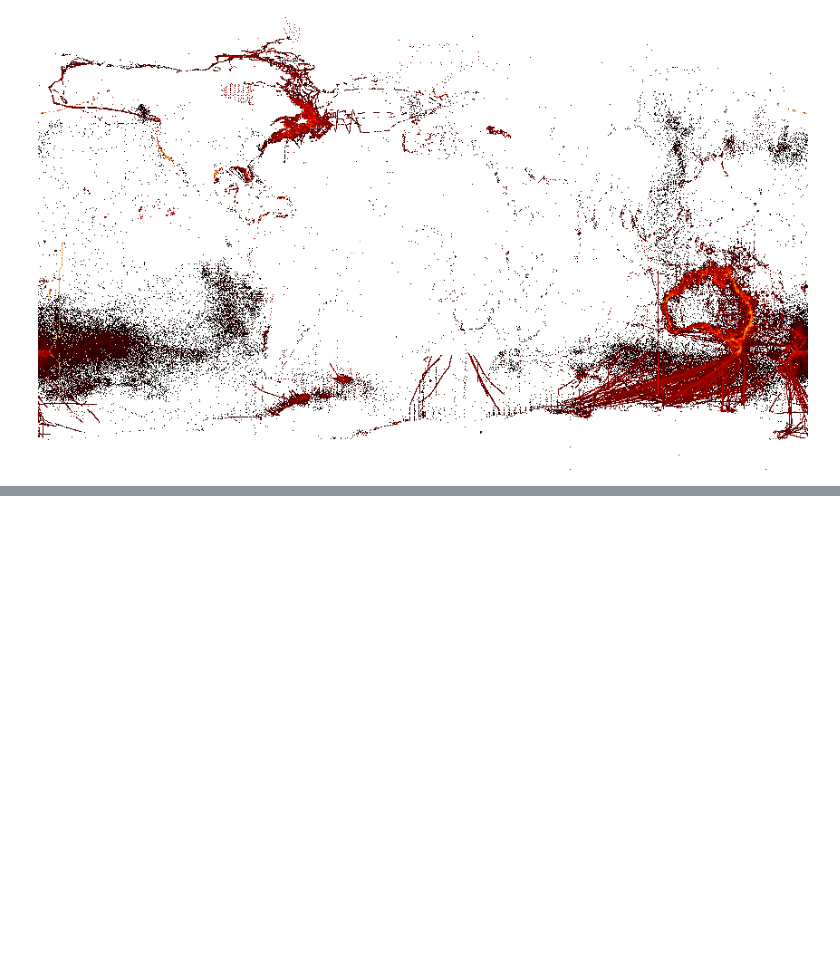
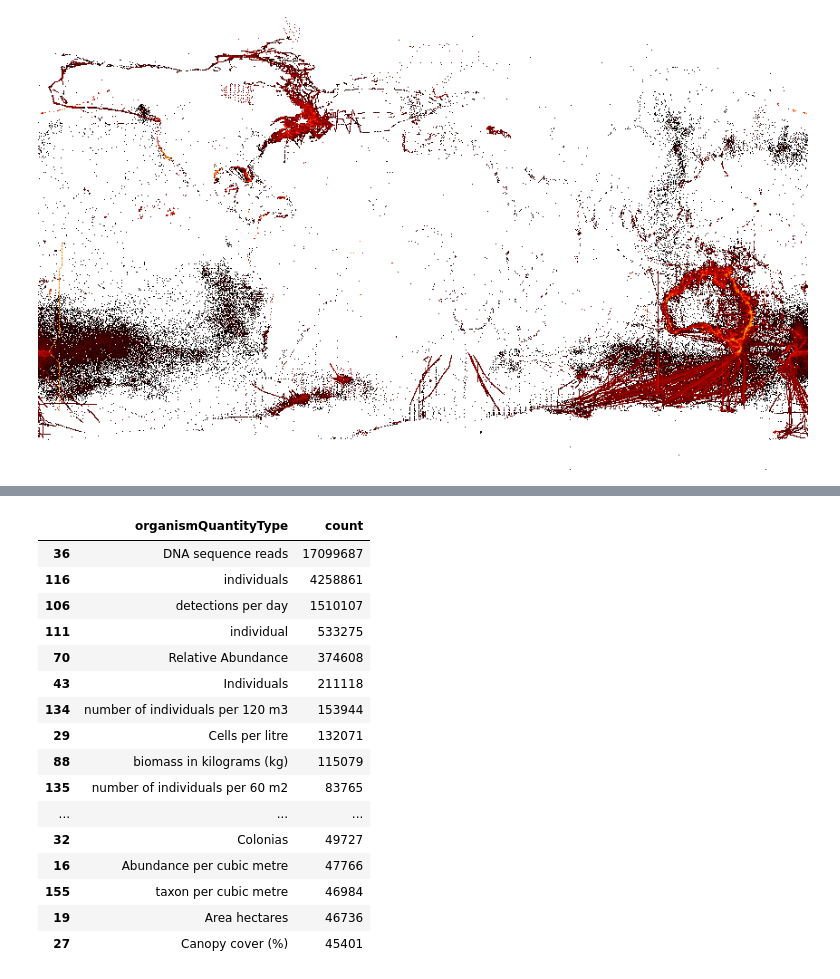
Before and after one commit to MathewBiddle/gbif_globe, a Jupyter notebook: organismQuantity_check.ipynb, the cells around one changed output, grey strips where cells are left out. Saved outputs shown, nothing was run; the diff lists cells and outputs as text; code cells hidden in the pictures; blank space fills up the shorter version.

```diff
--- a/organismQuantity_check.ipynb
+++ b/organismQuantity_check.ipynb
@@ -39,0 +78,25 @@ img
+# %%
+top_20 = df_group.sort_values(by='count', ascending=False).head(20)['organismQuantityType']
+
+
+df_top_20 = df_group.loc[df_group['organismQuantityType'].isin(top_20)]
+
+df_top_20.sort_values(by='count', ascending=False)
+# %% [output]
+|  | organismQuantityType | count |
+| 36 | DNA sequence reads | 17099687 |
+| 116 | individuals | 4258861 |
+| 106 | detections per day | 1510107 |
+| 111 | individual | 533275 |
+| 70 | Relative Abundance | 374608 |
+| 43 | Individuals | 211118 |
+| 134 | number of individuals per 120 m3 | 153944 |
+| 29 | Cells per litre | 132071 |
+| 88 | biomass in kilograms (kg) | 115079 |
+| 135 | number of individuals per 60 m2 | 83765 |
+| ... | ... | ... |
+| 32 | Colonias | 49727 |
+| 16 | Abundance per cubic metre | 47766 |
+| 155 | taxon per cubic metre | 46984 |
+| 19 | Area hectares | 46736 |
+| 27 | Canopy cover (%) | 45401 |
```
Also changed, not shown: parts of 3 cells of this notebook.
